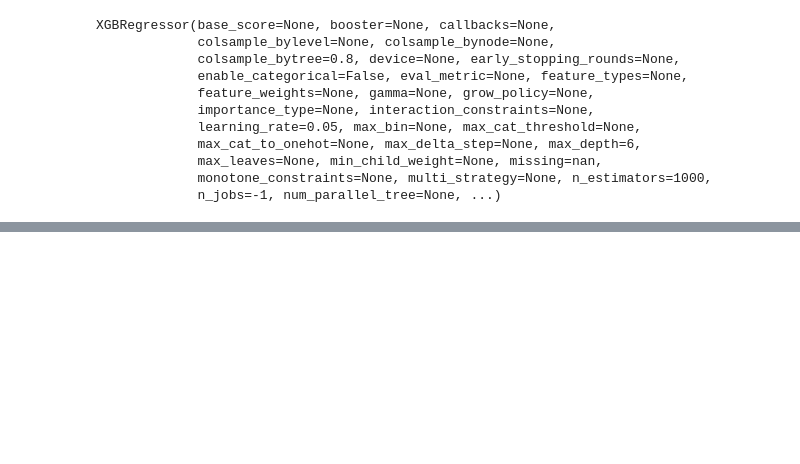
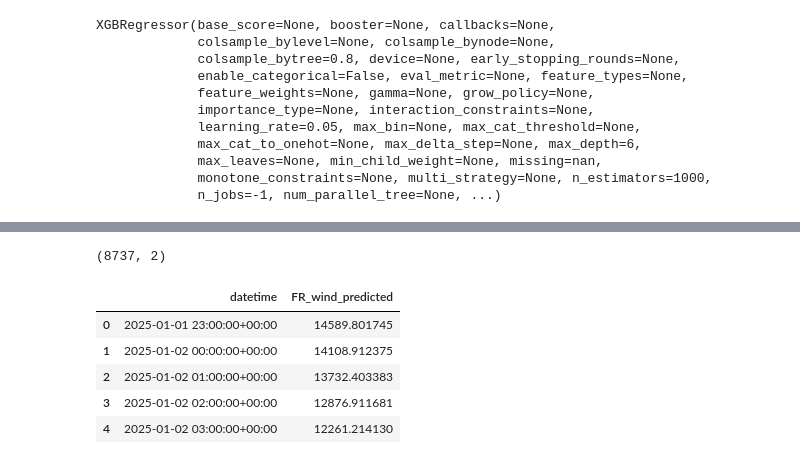
Before and after one commit to Iflorou/Electricity-forecasting-challenge, a Jupyter notebook: notebooks/kpler_wind.ipynb, the cells around one changed output, grey strips where cells are left out. Cells and saved outputs as stored; diff of their text form; code cells hidden in the pictures; blank space fills up the shorter version.

```diff
--- a/notebooks/kpler_wind.ipynb
+++ b/notebooks/kpler_wind.ipynb
@@ -305,0 +269,2 @@ y_valid = wind_df.loc['2024']['FR_wind_actual']
+# %%
+X_train, y_train, X_valid, y_valid = split_data_chronologically(wind_df, target_col='FR_wind_actual')
@@ -481,0 +554,5 @@ Average R²: 0.8924
+# %%
+y_pred_test = best_model_lgbm.predict(X_test)
+y_pred_test = pd.Series(y_pred_test, index=X_test.index, name="FR_wind_predicted")
+print(y_pred_test.shape)
+y_pred_test.head()
@@ -481,0 +568,18 @@ Average R²: 0.8924
+# %%
+
+os.makedirs("../predictions", exist_ok=True)
+
+w_predictions = y_pred_test.reset_index()
+w_predictions.columns = ["datetime", "FR_wind_predicted"]
+w_predictions.to_parquet("../predictions/FR_wind_predicted_2025.parquet", index=False)
+
+
+w_predictions.head()
+# %% [output]
+(8737, 2)
+|  | datetime | FR_wind_predicted |
+| 0 | 2025-01-01 23:00:00+00:00 | 14589.801745 |
+| 1 | 2025-01-02 00:00:00+00:00 | 14108.912375 |
+| 2 | 2025-01-02 01:00:00+00:00 | 13732.403383 |
+| 3 | 2025-01-02 02:00:00+00:00 | 12876.911681 |
+| 4 | 2025-01-02 03:00:00+00:00 | 12261.214130 |
```
Also changed, not shown: parts of 31 cells of this notebook, 6 other files.
